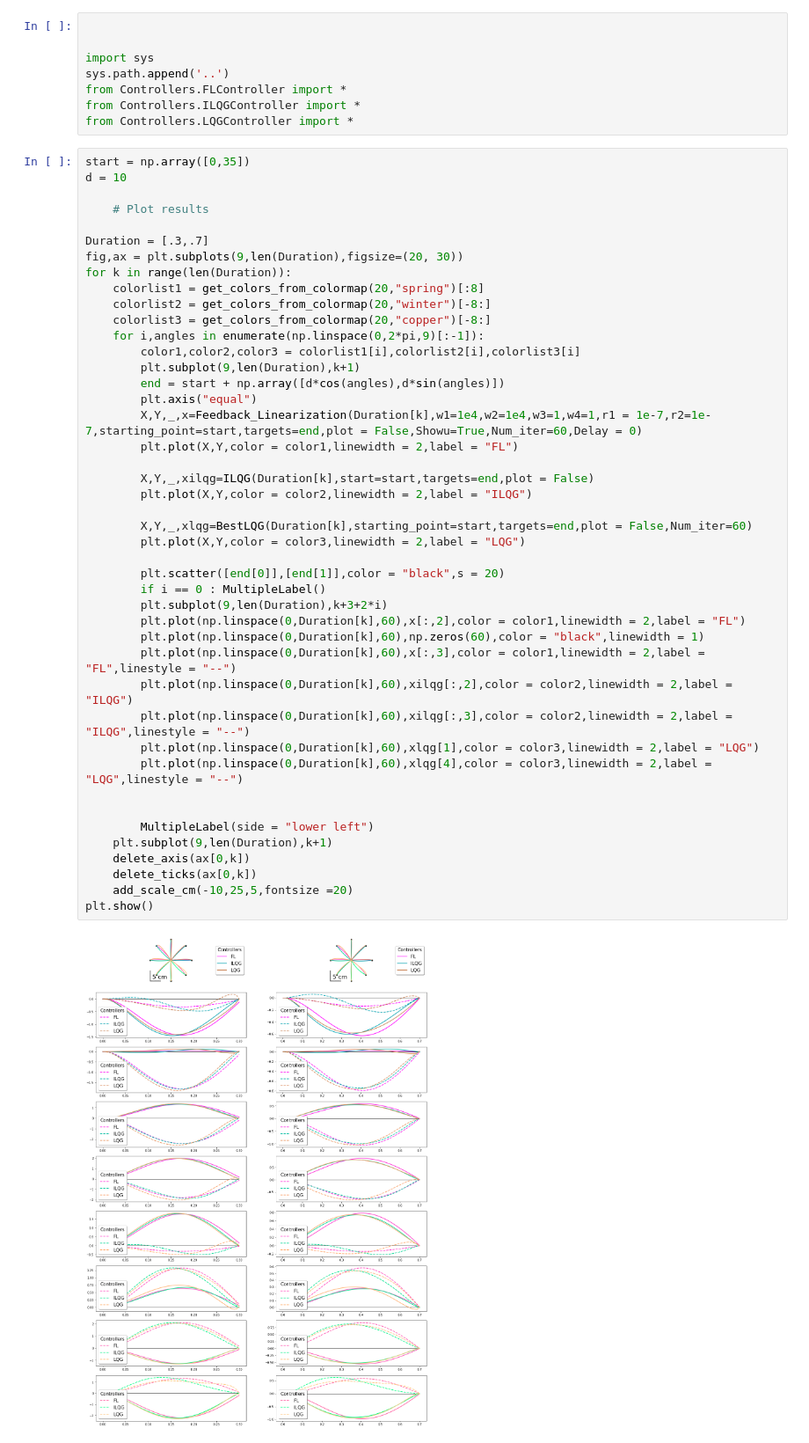
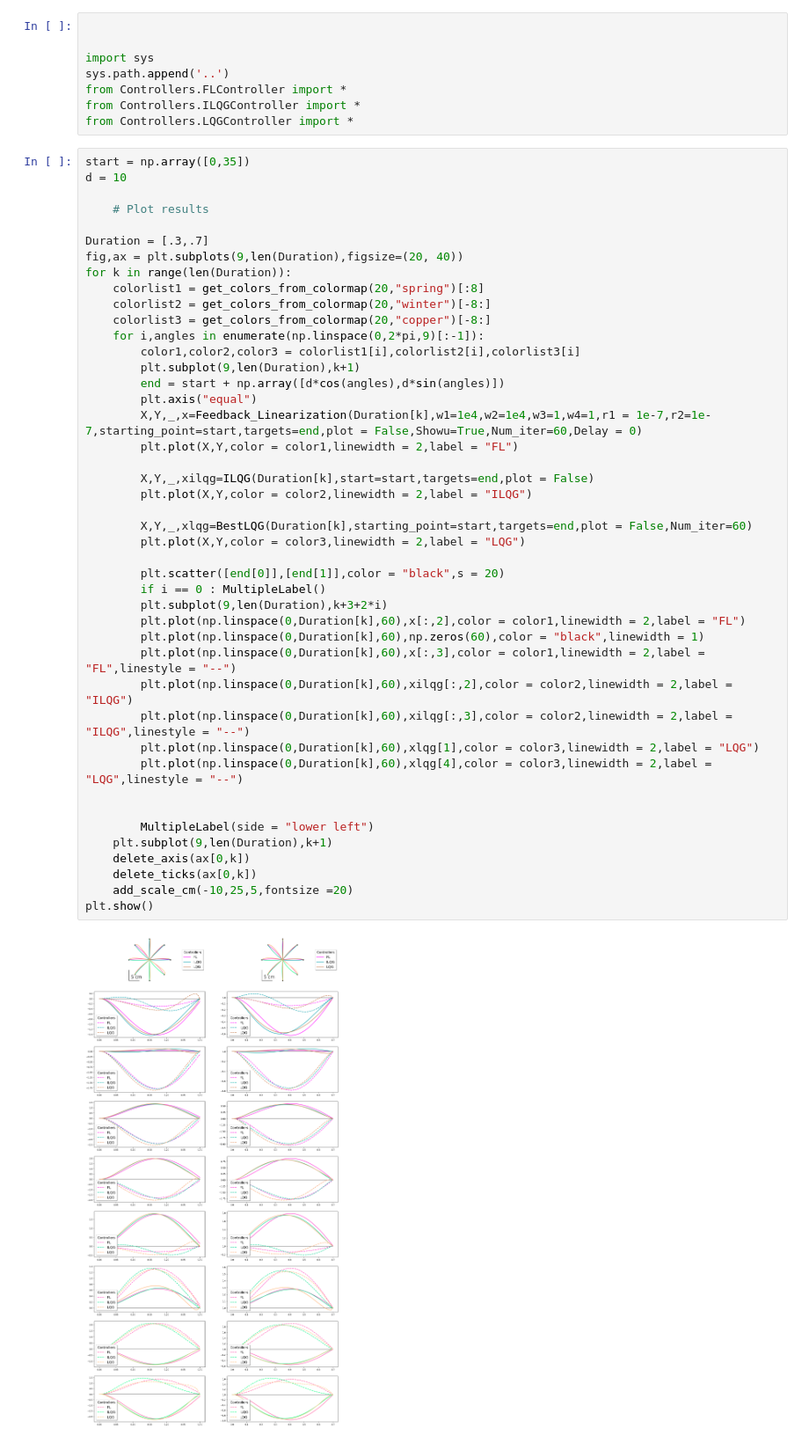
Before and after one commit to AlexandreThy/PhD, a Jupyter notebook: CurrentParts/ILQGvsFL.ipynb, the cells around one changed output. Shown at 88% size. Cells and saved outputs as stored; diff of their text form.

```diff
--- a/CurrentParts/ILQGvsFL.ipynb
+++ b/CurrentParts/ILQGvsFL.ipynb
@@ -13,7 +13,7 @@ d = 10
     # Plot results
 
 Duration = [.3,.7]
-fig,ax = plt.subplots(9,len(Duration),figsize=(20, 30))
+fig,ax = plt.subplots(9,len(Duration),figsize=(20, 40))
 for k in range(len(Duration)):
     colorlist1 = get_colors_from_colormap(20,"spring")[:8]
     colorlist2 = get_colors_from_colormap(20,"winter")[-8:]
@@ -24,31 +24,31 @@ for k in range(len(Duration)):
         end = start + np.array([d*cos(angles),d*sin(angles)])
         plt.axis("equal")
         X,Y,_,x=Feedback_Linearization(Duration[k],w1=1e4,w2=1e4,w3=1,w4=1,r1 = 1e-7,r2=1e-7,starting_point=start,targets=end,plot = False,Showu=True,Num_iter=60,Delay = 0)
         plt.plot(X,Y,color = color1,linewidth = 2,label = "FL")
 
         X,Y,_,xilqg=ILQG(Duration[k],start=start,targets=end,plot = False)
         plt.plot(X,Y,color = color2,linewidth = 2,label = "ILQG")
 
         X,Y,_,xlqg=BestLQG(Duration[k],starting_point=start,targets=end,plot = False,Num_iter=60)
         plt.plot(X,Y,color = color3,linewidth = 2,label = "LQG")
 
         plt.scatter([end[0]],[end[1]],color = "black",s = 20)
         if i == 0 : MultipleLabel()
         plt.subplot(9,len(Duration),k+3+2*i)
         plt.plot(np.linspace(0,Duration[k],60),x[:,2],color = color1,linewidth = 2,label = "FL")
         plt.plot(np.linspace(0,Duration[k],60),np.zeros(60),color = "black",linewidth = 1)
         plt.plot(np.linspace(0,Duration[k],60),x[:,3],color = color1,linewidth = 2,label = "FL",linestyle = "--")
         plt.plot(np.linspace(0,Duration[k],60),xilqg[:,2],color = color2,linewidth = 2,label = "ILQG")
         plt.plot(np.linspace(0,Duration[k],60),xilqg[:,3],color = color2,linewidth = 2,label = "ILQG",linestyle = "--")
         plt.plot(np.linspace(0,Duration[k],60),xlqg[1],color = color3,linewidth = 2,label = "LQG")
         plt.plot(np.linspace(0,Duration[k],60),xlqg[4],color = color3,linewidth = 2,label = "LQG",linestyle = "--")
 
 
         MultipleLabel(side = "lower left")
     plt.subplot(9,len(Duration),k+1)
     delete_axis(ax[0,k])
     delete_ticks(ax[0,k])
     add_scale_cm(-10,25,5,fontsize =20)
 plt.show()
 # %% [output]
-[figure, old version]
+[figure, new version]
```
Also changed, not shown: parts of 4 cells of this notebook, 5 other files.
